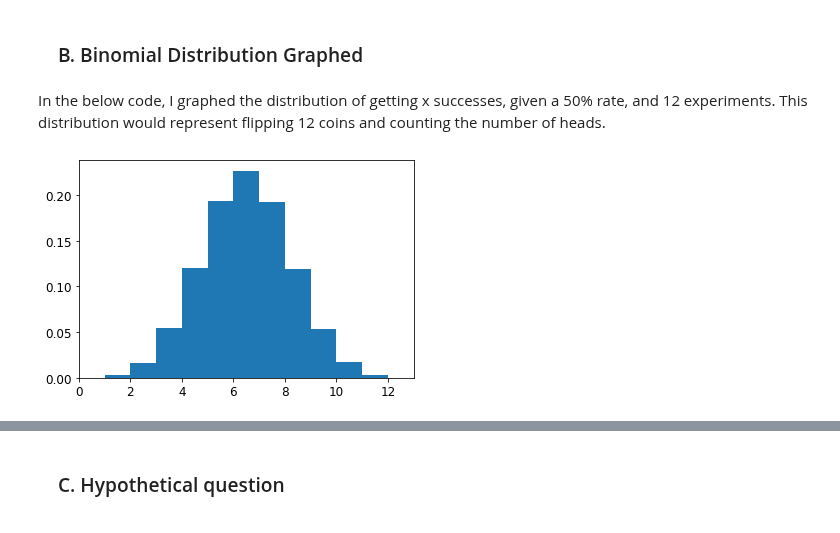
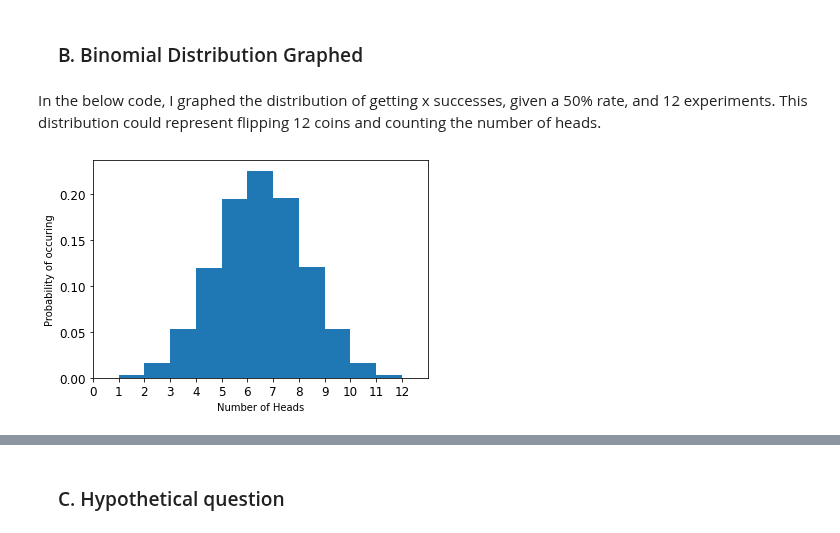
Before and after one commit to WyattOtsuka/PHYS434, a Jupyter notebook: lab1.ipynb, the cells around one changed output, grey strips where cells are left out. Cells and saved outputs as stored; diff of their text form; code cells hidden in the pictures.

```diff
--- a/lab1.ipynb
+++ b/lab1.ipynb
@@ -191,16 +191,22 @@ The binomial distribution is a distribution of successes based on *n* experiment
 # %% [markdown]
 ### &nbsp;&nbsp;&nbsp; B. Binomial Distribution Graphed
 # %% [markdown]
-In the below code, I graphed the distribution of getting x successes, given a 50% rate, and 12 experiments. This distribution would represent flipping 12 coins and counting the number of heads.
+In the below code, I graphed the distribution of getting x successes, given a 50% rate, and 12 experiments. This distribution could represent flipping 12 coins and counting the number of heads.
 # %%
+# flips 12 coins and records number of heads. This is then repeated 100k times
 d = scipy.stats.binom.rvs(12,0.5, size=100000)
 
+# Plots the data gathered
 fig, ax = plt.subplots(1, 1)
 ax.hist(d, bins = 12, density=True)
+plt.xlim([0,13])
+# Sets lables and ticks
+plt.xlabel("Number of Heads")
+plt.ylabel("Probability of occuring")
 plt.tick_params(labelsize = 12)
-plt.xlim([0,13])
+plt.xticks(range(13))
 
 plt.show()
 # %% [output]
-[figure, old version]
+[figure, new version]
 # %% [markdown]
```
Also changed, not shown: parts of 10 cells of this notebook.
